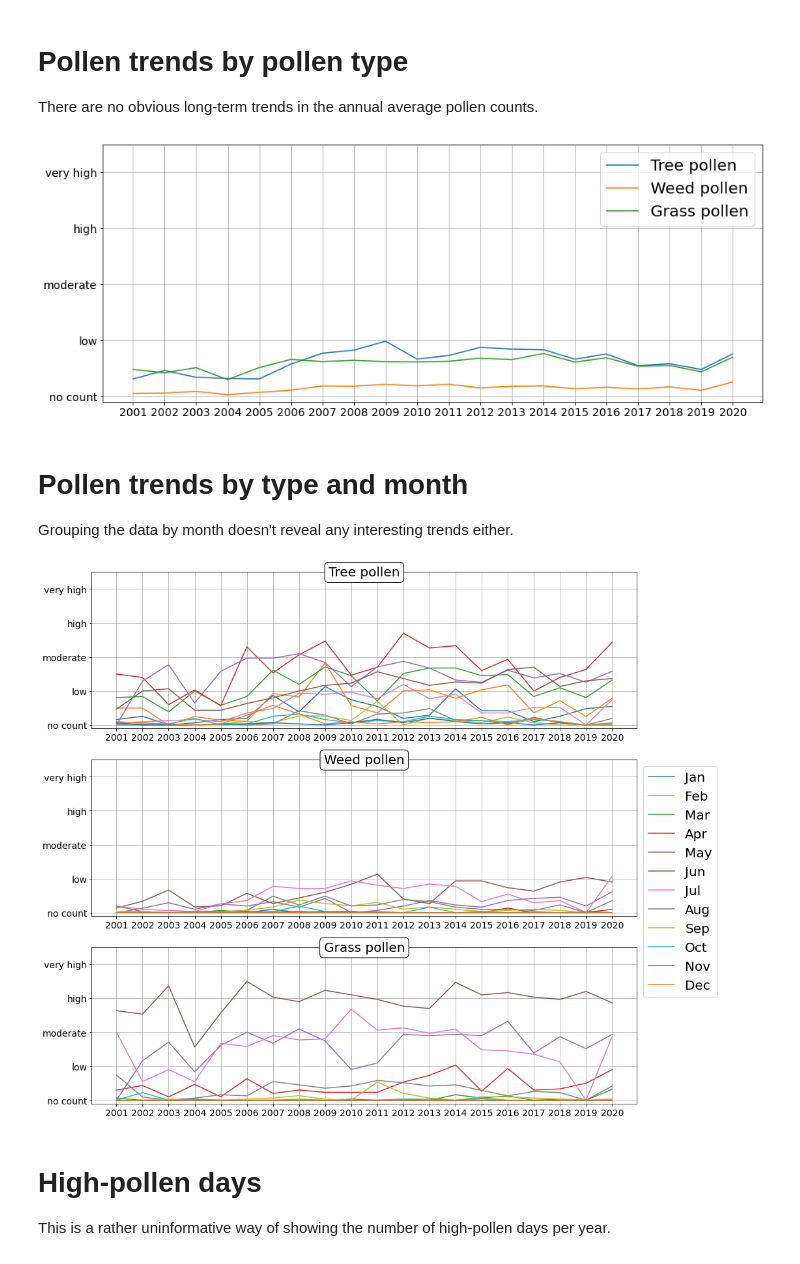
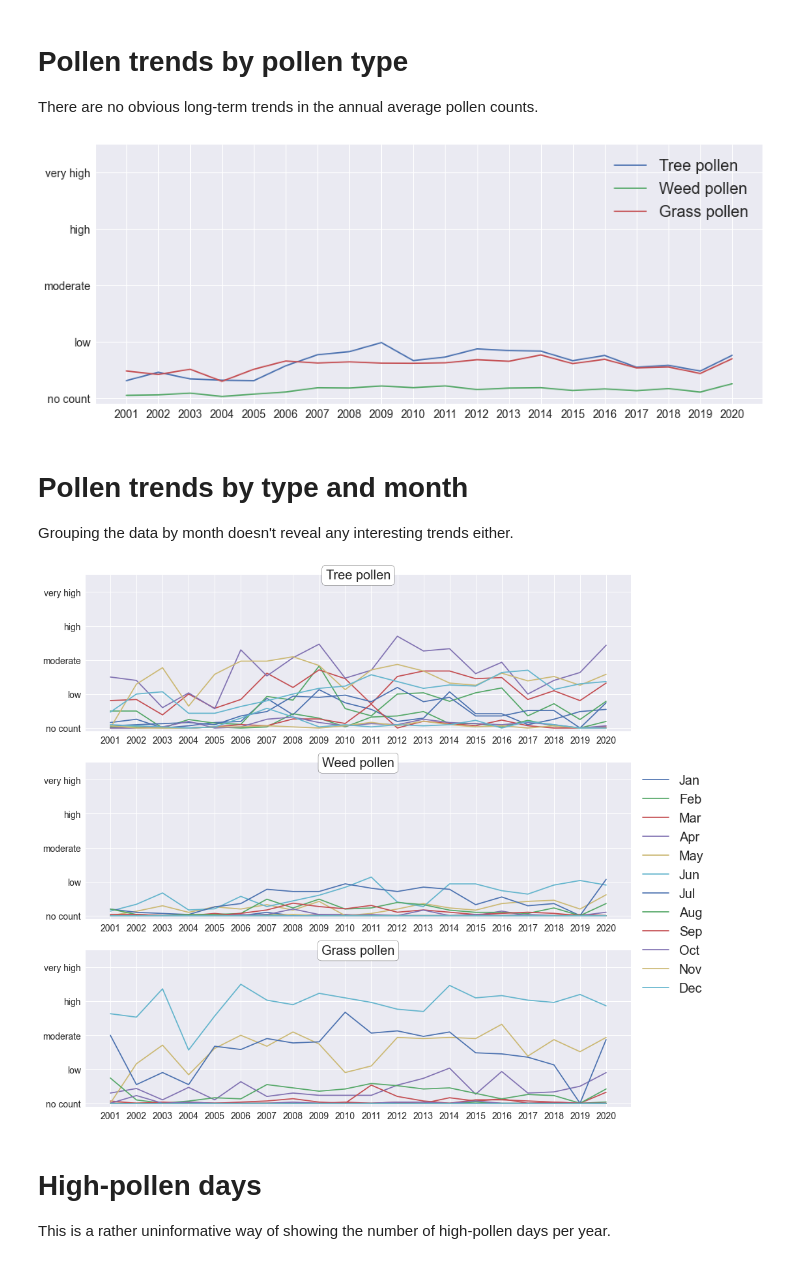
Before and after one commit to pdqnguyen/allergy, a Jupyter notebook: analysis.ipynb, the cells around one changed output. Drawn from its saved outputs; the diff is of its cells as text; code cells hidden in the pictures.

```diff
--- a/analysis.ipynb
+++ b/analysis.ipynb
@@ -21,7 +37,7 @@ import matplotlib.lines as mlines
 import statsmodels.api as sm
 from statsmodels.stats.outliers_influence import summary_table
 
-%matplotlib inline
+plt.style.use('seaborn')
 # %% [markdown]
 ### Some parameters for plotting and labeling
 # %%
@@ -96,7 +112,7 @@ for i, col in enumerate(cols):
     ax[i].set_yticklabels(pollen_levels)
     ax[i].set_title(col_labels[col], y=0.95, bbox=dict(boxstyle='round', facecolor='w'), size=20)
     ax[i].set_ylim(-0.1, 4.5)
-    ax[i].grid()
+    ax[i].grid(True)
 fig.savefig('plots/eug-or-full.png')
 plt.show()
 # %% [output]
@@ -125,7 +141,7 @@ for i, col in enumerate(cols):
     ax[i].set_ylim(-0.1, 4.5)
     if i == 0:
         ax[i].legend(bbox_to_anchor=(1, 1), fontsize=20)
-    ax[i].grid()
+    ax[i].grid(True)
 fig.savefig('plots/eug-or-monthly.png')
 fig.show()
 # %% [output]
@@ -194,11 +210,11 @@ for i, col in enumerate(cols):
     ax.set_yticks(range(len(pollen_levels)))
     ax.set_yticklabels(pollen_levels)
     ax.set_ylim(-0.1, 4.5)
-    ax.grid()
+    ax.grid(True)
     ax.legend(bbox_to_anchor=(1, 1), fontsize=20)
 plt.show()
 # %% [output]
-[figure, old version]
+[figure, new version]
 # %% [markdown]
 # Pollen trends by type and month
 
@@ -206,21 +222,21 @@ Grouping the data by month doesn't reveal any interesting trends either.
 # %%
 pv = pd.pivot_table(df, index=df.index.month, columns=df.index.year, values=cols, aggfunc='mean')
 fig, ax = plt.subplots(len(cols), 1, figsize=(15, 15))
 for i, col in enumerate(cols):
     years = pv[col].columns
     for j, month in enumerate(months):
         ax[i].plot(years, pv[col].loc[j + 1], label=month)
     ax[i].tick_params(labelsize=14)
     ax[i].set_xticks(years)
     ax[i].set_yticks(range(len(pollen_levels)))
     ax[i].set_yticklabels(pollen_levels)
     ax[i].set_title(col_labels[col], y=0.95, bbox=dict(boxstyle='round', facecolor='w'), size=20)
     ax[i].set_ylim(-0.1, 4.5)
-    ax[i].grid()
+    ax[i].grid(True)
 ax[1].legend(bbox_to_anchor=(1, 1), fontsize=20)
 plt.show()
 # %% [output]
-[figure, old version]
+[figure, new version]
 # %% [markdown]
 # High-pollen days
 
```
Also changed, not shown: parts of 10 cells of this notebook.
